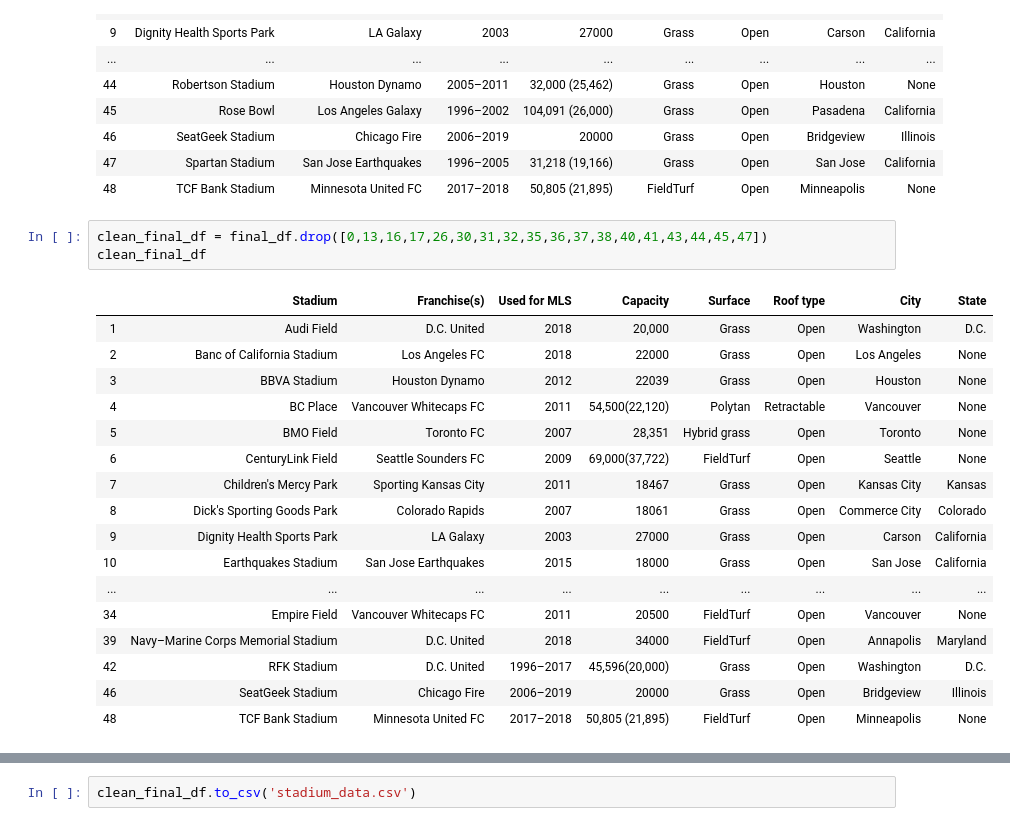
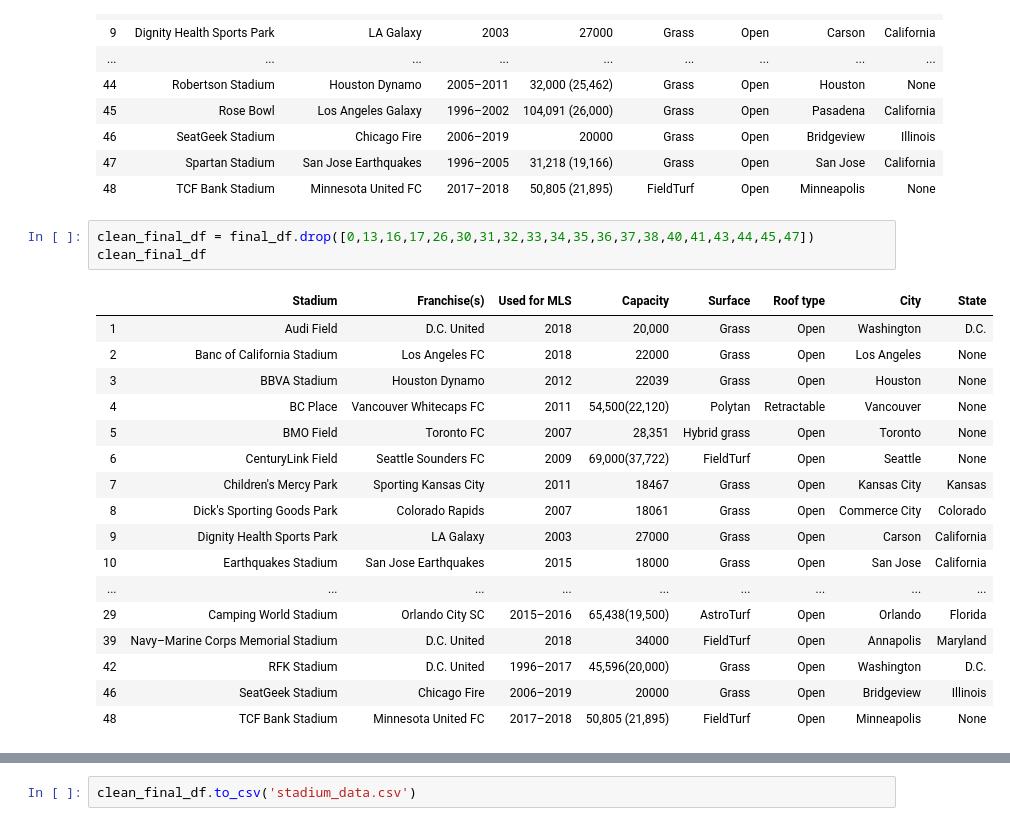
Before and after one commit to MGao535/ETLProject, a Jupyter notebook: Dylan/Stadium_Data.ipynb, the cells around one changed output, grey strips where cells are left out. Drawn from its saved outputs; the diff is of its cells as text.

Commit message:
update stadiums

```diff
--- a/Dylan/Stadium_Data.ipynb
+++ b/Dylan/Stadium_Data.ipynb
@@ -196,22 +196,22 @@ final_df
 | 47 | Spartan Stadium | San Jose Earthquakes | 1996–2005 | 31,218 (19,166) | Grass | Open | San Jose | California |
 | 48 | TCF Bank Stadium | Minnesota United FC | 2017–2018 | 50,805 (21,895) | FieldTurf | Open | Minneapolis | None |
 # %%
-clean_final_df = final_df.drop([0,13,16,17,26,30,31,32,35,36,37,38,40,41,43,44,45,47])
+clean_final_df = final_df.drop([0,13,16,17,26,30,31,32,33,34,35,36,37,38,40,41,43,44,45,47])
 clean_final_df
 # %% [output]
 |  | Stadium | Franchise(s) | Used for MLS | Capacity | Surface | Roof type | City | State |
 | 1 | Audi Field | D.C. United | 2018 | 20,000 | Grass | Open | Washington | D.C. |
 | 2 | Banc of California Stadium | Los Angeles FC | 2018 | 22000 | Grass | Open | Los Angeles | None |
 | 3 | BBVA Stadium | Houston Dynamo | 2012 | 22039 | Grass | Open | Houston | None |
 | 4 | BC Place | Vancouver Whitecaps FC | 2011 | 54,500(22,120) | Polytan | Retractable | Vancouver | None |
 | 5 | BMO Field | Toronto FC | 2007 | 28,351 | Hybrid grass | Open | Toronto | None |
 | 6 | CenturyLink Field | Seattle Sounders FC | 2009 | 69,000(37,722) | FieldTurf | Open | Seattle | None |
 | 7 | Children's Mercy Park | Sporting Kansas City | 2011 | 18467 | Grass | Open | Kansas City | Kansas |
 | 8 | Dick's Sporting Goods Park | Colorado Rapids | 2007 | 18061 | Grass | Open | Commerce City | Colorado |
 | 9 | Dignity Health Sports Park | LA Galaxy | 2003 | 27000 | Grass | Open | Carson | California |
 | 10 | Earthquakes Stadium | San Jose Earthquakes | 2015 | 18000 | Grass | Open | San Jose | California |
 | ... | ... | ... | ... | ... | ... | ... | ... | ... |
-| 34 | Empire Field | Vancouver Whitecaps FC | 2011 | 20500 | FieldTurf | Open | Vancouver | None |
+| 29 | Camping World Stadium | Orlando City SC | 2015–2016 | 65,438(19,500) | AstroTurf | Open | Orlando | Florida |
 | 39 | Navy–Marine Corps Memorial Stadium | D.C. United | 2018 | 34000 | FieldTurf | Open | Annapolis | Maryland |
 | 42 | RFK Stadium | D.C. United | 1996–2017 | 45,596(20,000) | Grass | Open | Washington | D.C. |
 | 46 | SeatGeek Stadium | Chicago Fire | 2006–2019 | 20000 | Grass | Open | Bridgeview | Illinois |
```
Also changed, not shown: parts of 2 cells of this notebook, 3 other files.
